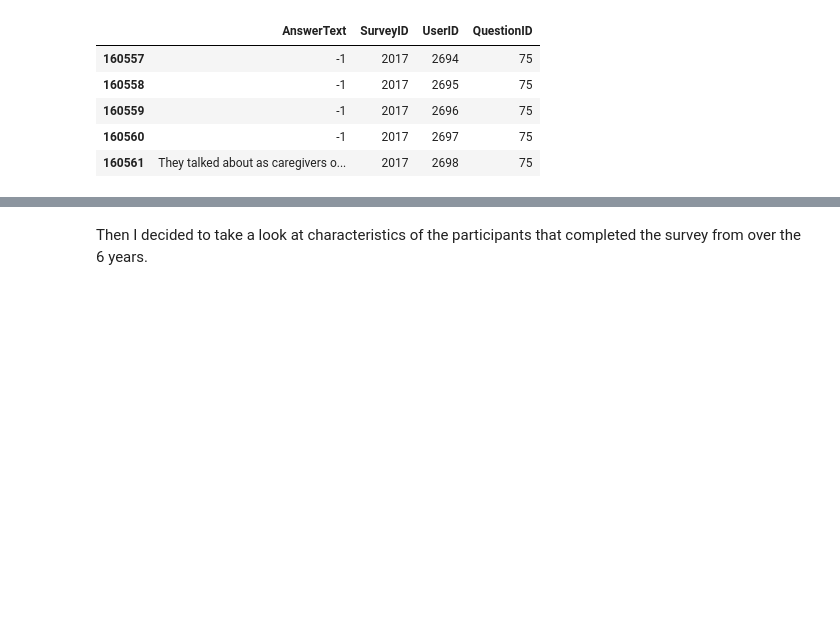
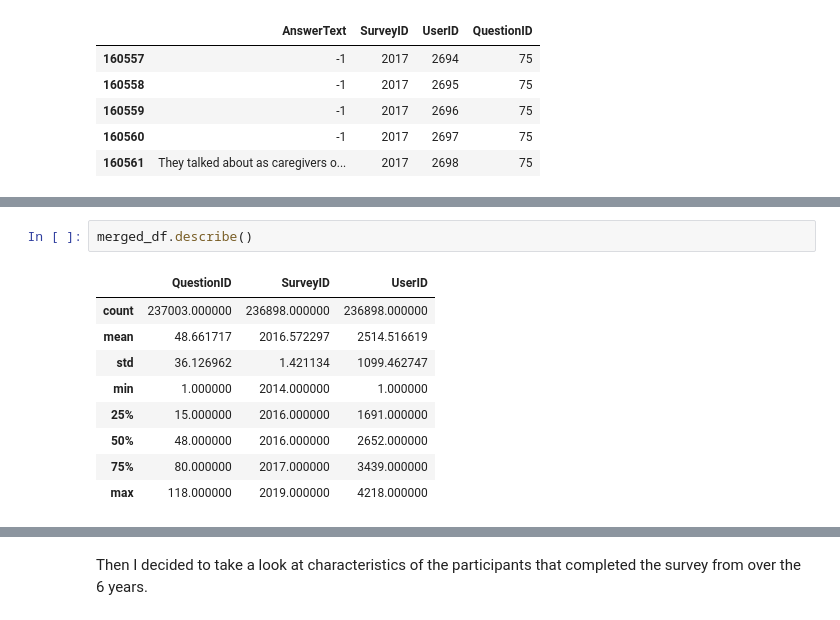
Before and after one commit to laurmarshall/Burnout-In-Tech, a Jupyter notebook: eda.ipynb, the cells around one changed output, grey strips where cells are left out. Cells and saved outputs as stored; diff of their text form; blank space fills up the shorter version.

```diff
--- a/eda.ipynb
+++ b/eda.ipynb
@@ -108,0 +145,12 @@ answer_df[answer_df['QuestionID'] == 75].head()
+# %%
+merged_df.describe()
+# %% [output]
+|  | QuestionID | SurveyID | UserID |
+| count | 237003.000000 | 236898.000000 | 236898.000000 |
+| mean | 48.661717 | 2016.572297 | 2514.516619 |
+| std | 36.126962 | 1.421134 | 1099.462747 |
+| min | 1.000000 | 2014.000000 | 1.000000 |
+| 25% | 15.000000 | 2016.000000 | 1691.000000 |
+| 50% | 48.000000 | 2016.000000 | 2652.000000 |
+| 75% | 80.000000 | 2017.000000 | 3439.000000 |
+| max | 118.000000 | 2019.000000 | 4218.000000 |
```
Also changed, not shown: parts of 13 cells of this notebook.
